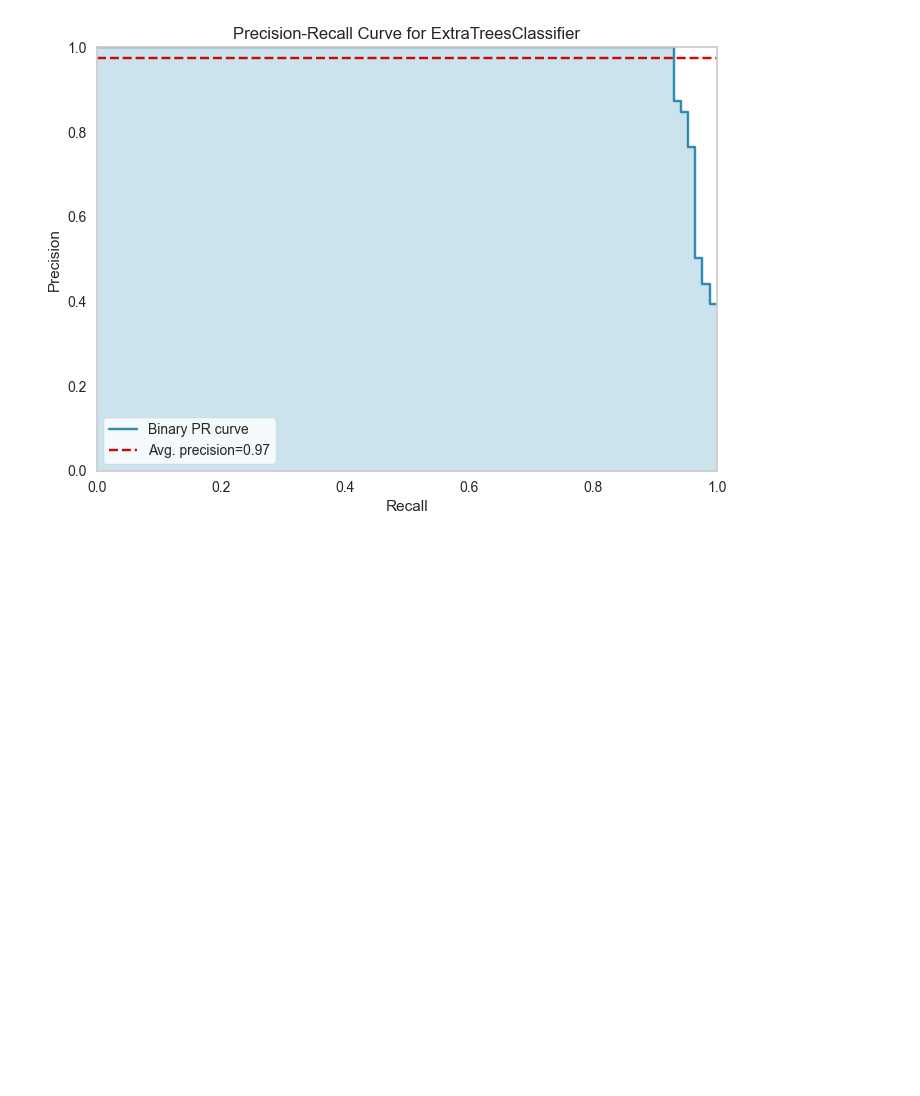
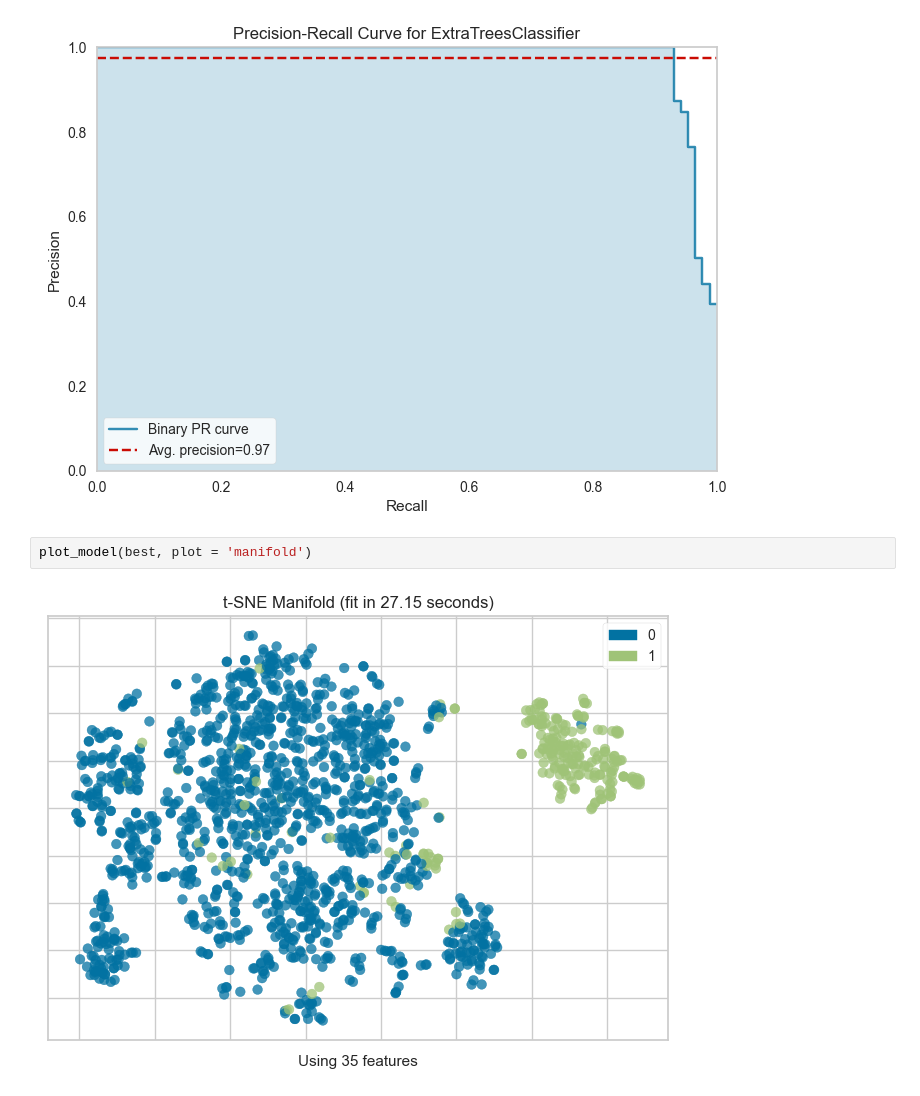
Before and after one commit to Shaheer-khan-github/MLOps-Fraud-Detection-using-Pycaret_MLFlow, a Jupyter notebook: 2. Train_and_Evaluate_the_Model.ipynb, the cells around one changed output. Cells and saved outputs as stored; diff of their text form; blank space fills up the shorter version.

Commit message:
Selected Model Training and Evaluation

```diff
--- a/2. Train_and_Evaluate_the_Model.ipynb
+++ b/2. Train_and_Evaluate_the_Model.ipynb
@@ -38,3 +38,7 @@ interactive(children=(ToggleButtons(description='Plot Type:', icons=('',), optio
 plot_model(best, plot = 'pr')
 # %% [output]
 [figure]
+# %%
+plot_model(best, plot = 'manifold')
+# %% [output]
+[figure, added]
```
Also changed, not shown: parts of 2 cells of this notebook.
